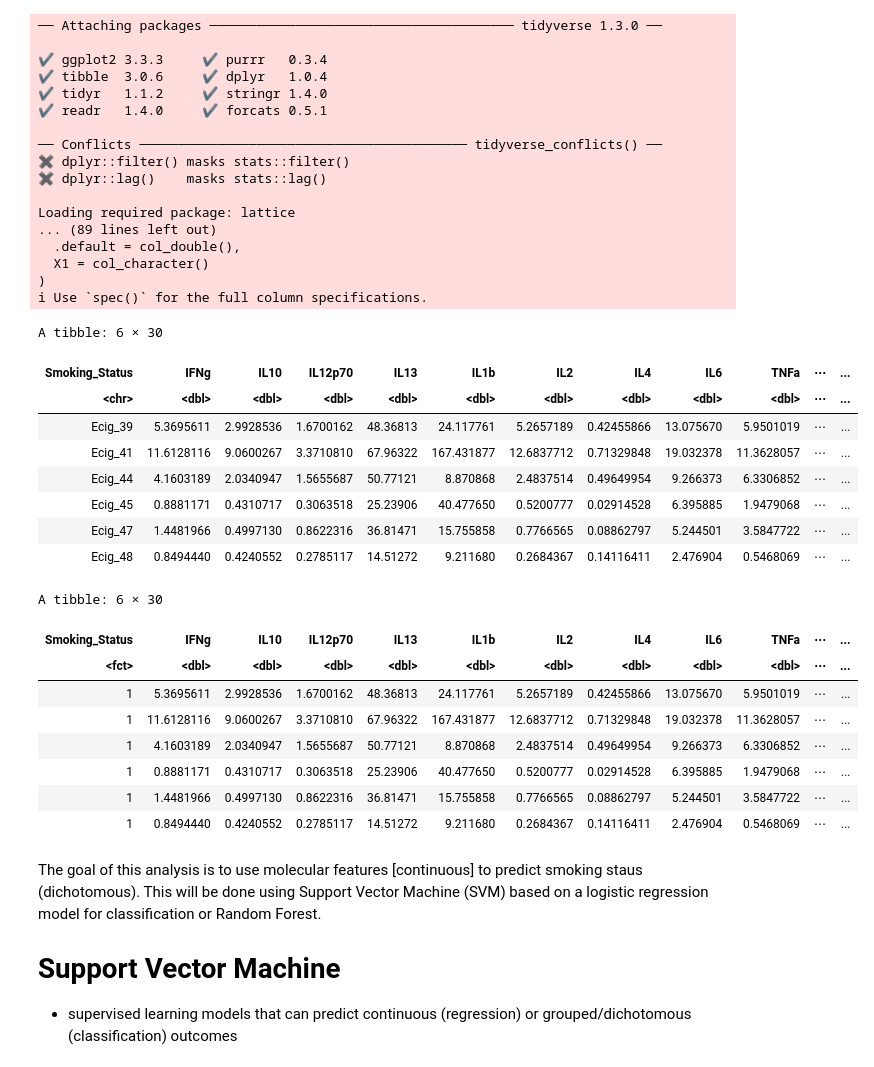
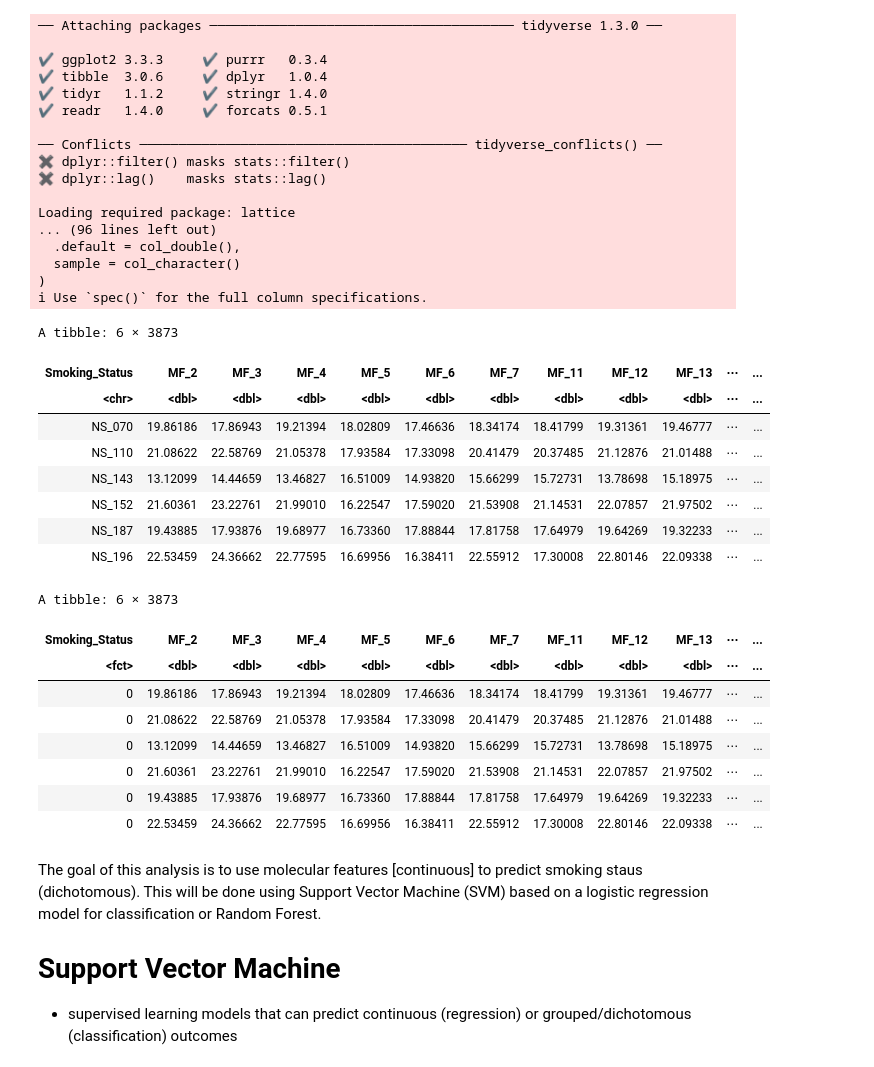
Before and after one commit to UNC-CEMALB/P1002_Ecig-Metabolomics-NELF, a Jupyter notebook: 2. Smoking Status Prediction/Smoking Status Prediction.ipynb, the cells around one changed output. Drawn from its saved outputs; the diff is of its cells as text; code cells hidden in the pictures.

```diff
--- a/2. Smoking Status Prediction/Smoking Status Prediction.ipynb
+++ b/2. Smoking Status Prediction/Smoking Status Prediction.ipynb
@@ -6,7 +6,7 @@
 # %%
 setwd('/Users/alexis/University of North Carolina at Chapel Hill/Rager, Julia - CEMALB_DataAnalysisPM/Projects/P1002. Ecig Metabolomics NELF/P1002.3. Analyses/P1002.3.2. Smoking Status Prediction/Input')
 Output = ('/Users/alexis/University of North Carolina at Chapel Hill/Rager, Julia - CEMALB_DataAnalysisPM/Projects/P1002. Ecig Metabolomics NELF/P1002.3. Analyses/P1002.3.1. Smoking Status Prediction/Output')
-cur_date = "021622"
+cur_date = "021822"
 
 library(tidyverse)
 library(caret)
@@ -17,10 +17,12 @@ library(pROC)
 library(randomForest)
 
 #reading in file
-molecular_feature_df = read_csv("021422_imputed_cytokine_data_w_Ecig40.csv") %>%
-    rename(Smoking_Status = X1)
-# data.frame(read_excel("020722_mf_qrilc_df_square.xlsx")) %>%
-#     rename(Smoking_Status = group)
+molecular_feature_df_w_Ecig_40 = read_csv("20220217_mf_qrilc_w40.csv") %>%
+     rename(Smoking_Status = sample)
+molecular_feature_df_wo_Ecig_40 = read_csv("20220217_mf_qrilc_wo40.csv") %>%
+     rename(Smoking_Status = sample)
+# ("021422_imputed_cytokine_data_w_Ecig40.csv") %>%
+#     rename(Smoking_Status = X1)
 # %% [output]
 ── Attaching packages ─────────────────────────────────────── tidyverse 1.3.0 ──
 
@@ -34,42 +36,46 @@ molecular_feature_df = read_csv("021422_imputed_cytokine_data_w_Ecig40.csv") %>%
 ✖ dplyr::lag()    masks stats::lag()
 
 Loading required package: lattice
-... (89 lines left out)
+... (96 lines left out)
   .default = col_double(),
-  X1 = col_character()
+  sample = col_character()
 )
 ℹ Use `spec()` for the full column specifications.
 # %%
-head(molecular_feature_df)
+head(molecular_feature_df_w_Ecig_40)
 # %% [output]
-A tibble: 6 × 30
+A tibble: 6 × 3873
-| Smoking_Status | IFNg | IL10 | IL12p70 | IL13 | IL1b | IL2 | IL4 | IL6 | TNFa | ⋯ | ... |
+| Smoking_Status | MF_2 | MF_3 | MF_4 | MF_5 | MF_6 | MF_7 | MF_11 | MF_12 | MF_13 | ⋯ | ... |
 | <chr> | <dbl> | <dbl> | <dbl> | <dbl> | <dbl> | <dbl> | <dbl> | <dbl> | <dbl> | ⋯ | ... |
-| Ecig_39 | 5.3695611 | 2.9928536 | 1.6700162 | 48.36813 | 24.117761 | 5.2657189 | 0.42455866 | 13.075670 | 5.9501019 | ⋯ | ... |
-| Ecig_41 | 11.6128116 | 9.0600267 | 3.3710810 | 67.96322 | 167.431877 | 12.6837712 | 0.71329848 | 19.032378 | 11.3628057 | ⋯ | ... |
-| Ecig_44 | 4.1603189 | 2.0340947 | 1.5655687 | 50.77121 | 8.870868 | 2.4837514 | 0.49649954 | 9.266373 | 6.3306852 | ⋯ | ... |
-| Ecig_45 | 0.8881171 | 0.4310717 | 0.3063518 | 25.23906 | 40.477650 | 0.5200777 | 0.02914528 | 6.395885 | 1.9479068 | ⋯ | ... |
-| Ecig_47 | 1.4481966 | 0.4997130 | 0.8622316 | 36.81471 | 15.755858 | 0.7766565 | 0.08862797 | 5.244501 | 3.5847722 | ⋯ | ... |
-| Ecig_48 | 0.8494440 | 0.4240552 | 0.2785117 | 14.51272 | 9.211680 | 0.2684367 | 0.14116411 | 2.476904 | 0.5468069 | ⋯ | ... |
+| NS_070 | 19.86186 | 17.86943 | 19.21394 | 18.02809 | 17.46636 | 18.34174 | 18.41799 | 19.31361 | 19.46777 | ⋯ | ... |
+| NS_110 | 21.08622 | 22.58769 | 21.05378 | 17.93584 | 17.33098 | 20.41479 | 20.37485 | 21.12876 | 21.01488 | ⋯ | ... |
+| NS_143 | 13.12099 | 14.44659 | 13.46827 | 16.51009 | 14.93820 | 15.66299 | 15.72731 | 13.78698 | 15.18975 | ⋯ | ... |
+| NS_152 | 21.60361 | 23.22761 | 21.99010 | 16.22547 | 17.59020 | 21.53908 | 21.14531 | 22.07857 | 21.97502 | ⋯ | ... |
+| NS_187 | 19.43885 | 17.93876 | 19.68977 | 16.73360 | 17.88844 | 17.81758 | 17.64979 | 19.64269 | 19.32233 | ⋯ | ... |
+| NS_196 | 22.53459 | 24.36662 | 22.77595 | 16.69956 | 16.38411 | 22.55912 | 17.30008 | 22.80146 | 22.09338 | ⋯ | ... |
 # %%
 #first making smoking status column binary denoted by 0 = non smoker and 1 = ecig user
-#removing sample col which isn't necessary
-molecular_feature_df = molecular_feature_df %>% #[2:3052] %>%
+molecular_feature_df_w_Ecig_40 = molecular_feature_df_w_Ecig_40 %>%
     #grepl is synonymous with "contains"
     #necessary to put it into factor and relevel, so algorithm understands which data is considered baseline
     mutate(Smoking_Status = relevel(factor(ifelse(grepl("Ecig", Smoking_Status), 1, 0)), ref = "0"))
 
-head(molecular_feature_df)
+molecular_feature_df_wo_Ecig_40 = molecular_feature_df_wo_Ecig_40 %>%
+    #grepl is synonymous with "contains"
+    #necessary to put it into factor and relevel, so algorithm understands which data is considered baseline
+    mutate(Smoking_Status = relevel(factor(ifelse(grepl("Ecig", Smoking_Status), 1, 0)), ref = "0"))
+
+head(molecular_feature_df_w_Ecig_40)
 # %% [output]
-A tibble: 6 × 30
+A tibble: 6 × 3873
-| Smoking_Status | IFNg | IL10 | IL12p70 | IL13 | IL1b | IL2 | IL4 | IL6 | TNFa | ⋯ | ... |
+| Smoking_Status | MF_2 | MF_3 | MF_4 | MF_5 | MF_6 | MF_7 | MF_11 | MF_12 | MF_13 | ⋯ | ... |
 | <fct> | <dbl> | <dbl> | <dbl> | <dbl> | <dbl> | <dbl> | <dbl> | <dbl> | <dbl> | ⋯ | ... |
-| 1 | 5.3695611 | 2.9928536 | 1.6700162 | 48.36813 | 24.117761 | 5.2657189 | 0.42455866 | 13.075670 | 5.9501019 | ⋯ | ... |
-| 1 | 11.6128116 | 9.0600267 | 3.3710810 | 67.96322 | 167.431877 | 12.6837712 | 0.71329848 | 19.032378 | 11.3628057 | ⋯ | ... |
-| 1 | 4.1603189 | 2.0340947 | 1.5655687 | 50.77121 | 8.870868 | 2.4837514 | 0.49649954 | 9.266373 | 6.3306852 | ⋯ | ... |
-| 1 | 0.8881171 | 0.4310717 | 0.3063518 | 25.23906 | 40.477650 | 0.5200777 | 0.02914528 | 6.395885 | 1.9479068 | ⋯ | ... |
-| 1 | 1.4481966 | 0.4997130 | 0.8622316 | 36.81471 | 15.755858 | 0.7766565 | 0.08862797 | 5.244501 | 3.5847722 | ⋯ | ... |
-| 1 | 0.8494440 | 0.4240552 | 0.2785117 | 14.51272 | 9.211680 | 0.2684367 | 0.14116411 | 2.476904 | 0.5468069 | ⋯ | ... |
+| 0 | 19.86186 | 17.86943 | 19.21394 | 18.02809 | 17.46636 | 18.34174 | 18.41799 | 19.31361 | 19.46777 | ⋯ | ... |
+| 0 | 21.08622 | 22.58769 | 21.05378 | 17.93584 | 17.33098 | 20.41479 | 20.37485 | 21.12876 | 21.01488 | ⋯ | ... |
+| 0 | 13.12099 | 14.44659 | 13.46827 | 16.51009 | 14.93820 | 15.66299 | 15.72731 | 13.78698 | 15.18975 | ⋯ | ... |
+| 0 | 21.60361 | 23.22761 | 21.99010 | 16.22547 | 17.59020 | 21.53908 | 21.14531 | 22.07857 | 21.97502 | ⋯ | ... |
+| 0 | 19.43885 | 17.93876 | 19.68977 | 16.73360 | 17.88844 | 17.81758 | 17.64979 | 19.64269 | 19.32233 | ⋯ | ... |
+| 0 | 22.53459 | 24.36662 | 22.77595 | 16.69956 | 16.38411 | 22.55912 | 17.30008 | 22.80146 | 22.09338 | ⋯ | ... |
 # %% [markdown]
 The goal of this analysis is to use molecular features [continuous] to predict smoking staus (dichotomous). This will be done using Support Vector Machine (SVM) based on a logistic regression model for classification or Random Forest.
 
```
Also changed, not shown: parts of 4 cells of this notebook.
